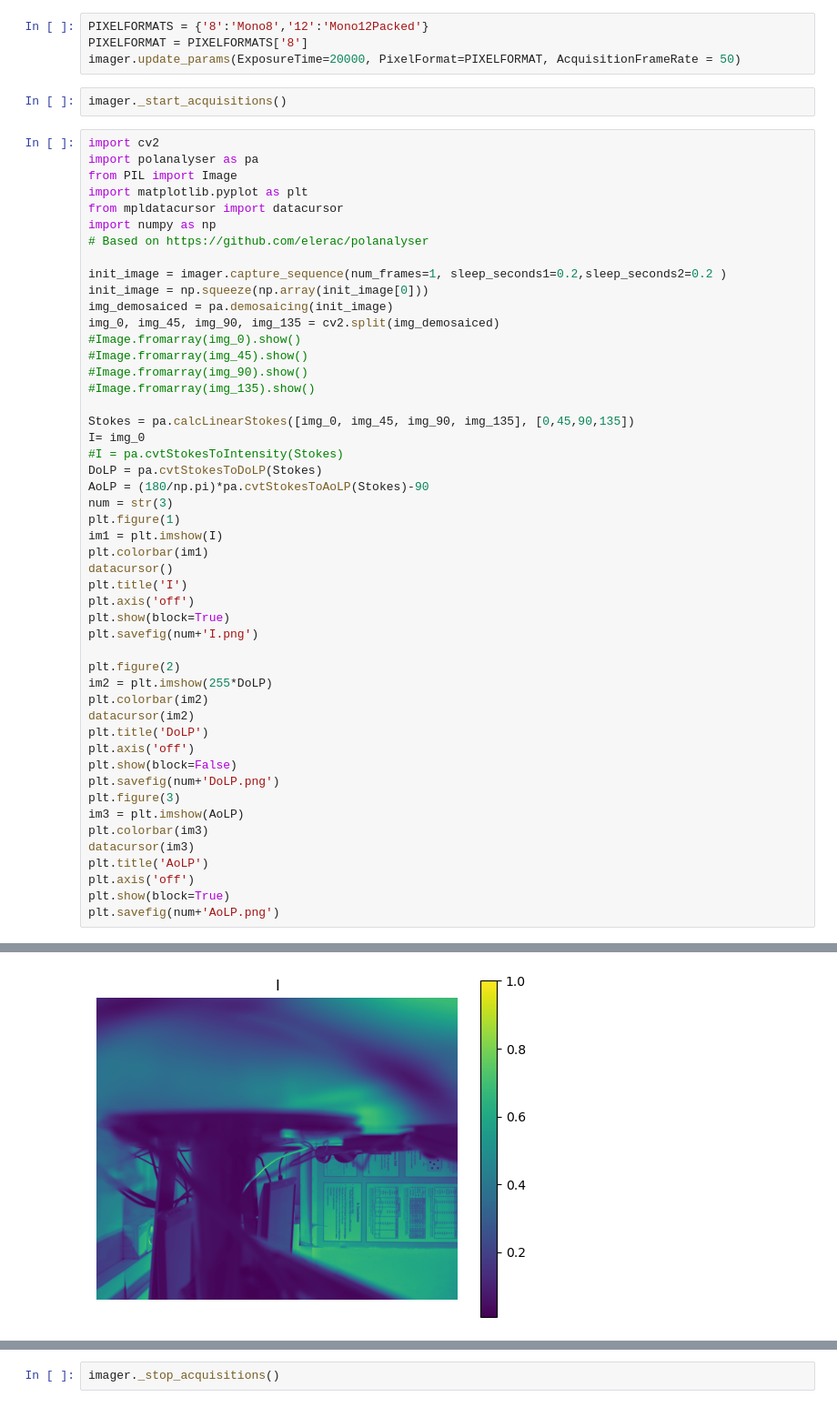
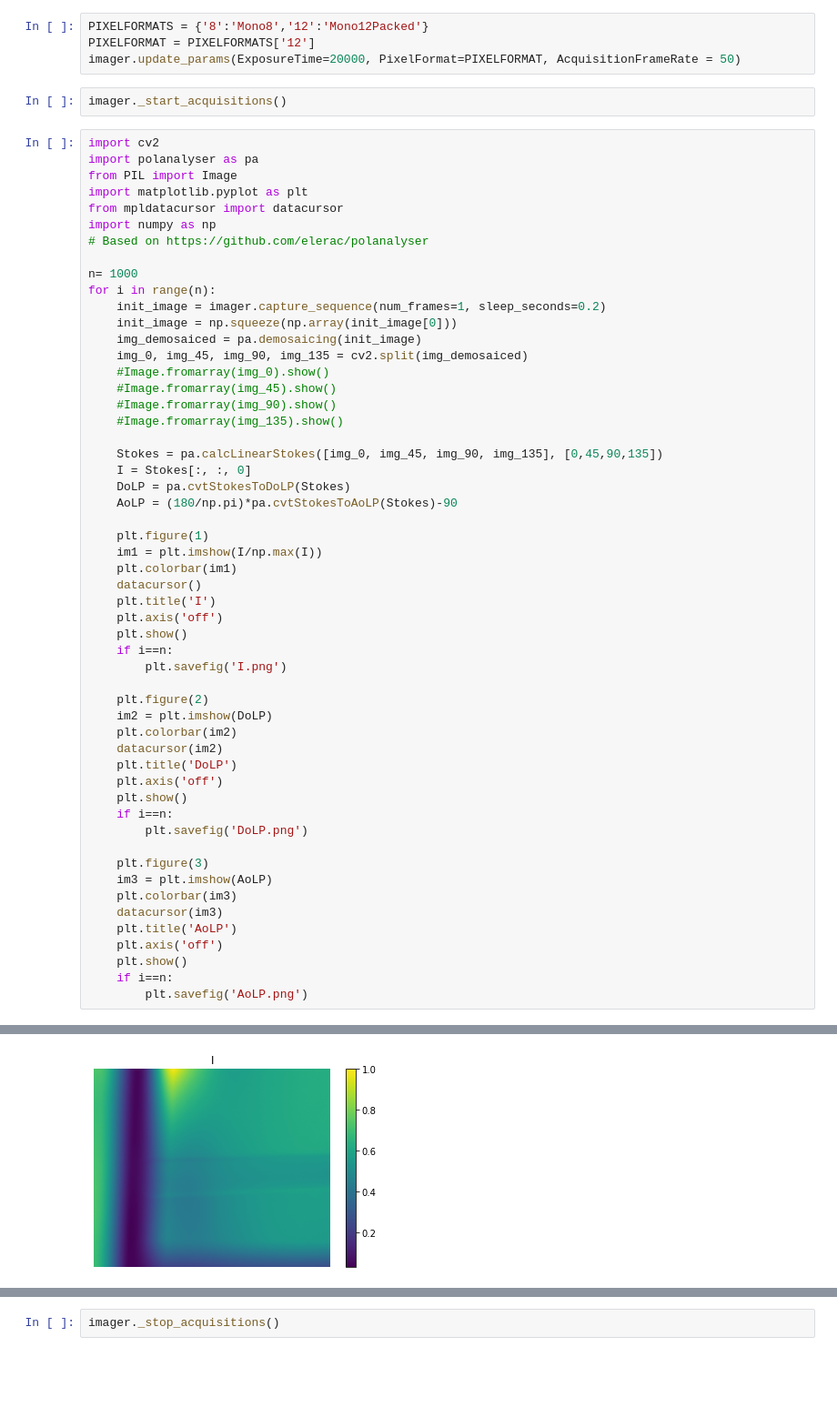
Before and after one commit to masadatz/PolCam, a Jupyter notebook: svs vistek.ipynb, the cells around one changed output, grey strips where cells are left out. Shown at 91% size. Saved outputs shown, nothing was run; the diff lists cells and outputs as text; blank space fills up the shorter version.

```diff
--- a/svs vistek.ipynb
+++ b/svs vistek.ipynb
@@ -21,6 +11,6 @@ NameError: name 'imager' is not defined
 # %%
 PIXELFORMATS = {'8':'Mono8','12':'Mono12Packed'}
-PIXELFORMAT = PIXELFORMATS['8']
+PIXELFORMAT = PIXELFORMATS['12']
 imager.update_params(ExposureTime=20000, PixelFormat=PIXELFORMAT, AcquisitionFrameRate = 50)
 # %%
 imager._start_acquisitions()
@@ -33,44 +23,49 @@ from mpldatacursor import datacursor
 import numpy as np
 # Based on https://github.com/elerac/polanalyser
 
-init_image = imager.capture_sequence(num_frames=1, sleep_seconds1=0.2,sleep_seconds2=0.2 )
-init_image = np.squeeze(np.array(init_image[0]))
-img_demosaiced = pa.demosaicing(init_image)
-img_0, img_45, img_90, img_135 = cv2.split(img_demosaiced)
-#Image.fromarray(img_0).show()
-#Image.fromarray(img_45).show()
-#Image.fromarray(img_90).show()
-#Image.fromarray(img_135).show()
+n= 1000
+for i in range(n):
+    init_image = imager.capture_sequence(num_frames=1, sleep_seconds=0.2)
+    init_image = np.squeeze(np.array(init_image[0]))
+    img_demosaiced = pa.demosaicing(init_image)
+    img_0, img_45, img_90, img_135 = cv2.split(img_demosaiced)
+    #Image.fromarray(img_0).show()
+    #Image.fromarray(img_45).show()
+    #Image.fromarray(img_90).show()
+    #Image.fromarray(img_135).show()
 
-Stokes = pa.calcLinearStokes([img_0, img_45, img_90, img_135], [0,45,90,135])
-I= img_0
-#I = pa.cvtStokesToIntensity(Stokes)
-DoLP = pa.cvtStokesToDoLP(Stokes)
-AoLP = (180/np.pi)*pa.cvtStokesToAoLP(Stokes)-90
-num = str(3)
-plt.figure(1)
-im1 = plt.imshow(I)
-plt.colorbar(im1)
-datacursor()
-plt.title('I')
-plt.axis('off')
-plt.show(block=True)
-plt.savefig(num+'I.png')
+    Stokes = pa.calcLinearStokes([img_0, img_45, img_90, img_135], [0,45,90,135])
+    I = Stokes[:, :, 0]
+    DoLP = pa.cvtStokesToDoLP(Stokes)
+    AoLP = (180/np.pi)*pa.cvtStokesToAoLP(Stokes)-90
 
-plt.figure(2)
-im2 = plt.imshow(255*DoLP)
-plt.colorbar(im2)
-datacursor(im2)
-plt.title('DoLP')
-plt.axis('off')
-plt.show(block=False)
-plt.savefig(num+'DoLP.png')
-plt.figure(3)
-im3 = plt.imshow(AoLP)
-plt.colorbar(im3)
-datacursor(im3)
-plt.title('AoLP')
-plt.axis('off')
-plt.show(block=True)
-plt.savefig(num+'AoLP.png')
+    plt.figure(1)
+    im1 = plt.imshow(I/np.max(I))
+    plt.colorbar(im1)
+    datacursor()
+    plt.title('I')
+    plt.axis('off')
+    plt.show()
+    if i==n:
+        plt.savefig('I.png')
+
+    plt.figure(2)
+    im2 = plt.imshow(DoLP)
+    plt.colorbar(im2)
+    datacursor(im2)
+    plt.title('DoLP')
+    plt.axis('off')
+    plt.show()
+    if i==n:
+        plt.savefig('DoLP.png')
+
+    plt.figure(3)
+    im3 = plt.imshow(AoLP)
+    plt.colorbar(im3)
+    datacursor(im3)
+    plt.title('AoLP')
+    plt.axis('off')
+    plt.show()
+    if i==n:
+        plt.savefig('AoLP.png')
 # %% [output]
@@ -91 +88 @@ plt.savefig(num+'AoLP.png')
-[figure, old version]
+[figure, new version]
```
Also changed, not shown: parts of 7 cells of this notebook, 2 other files.
